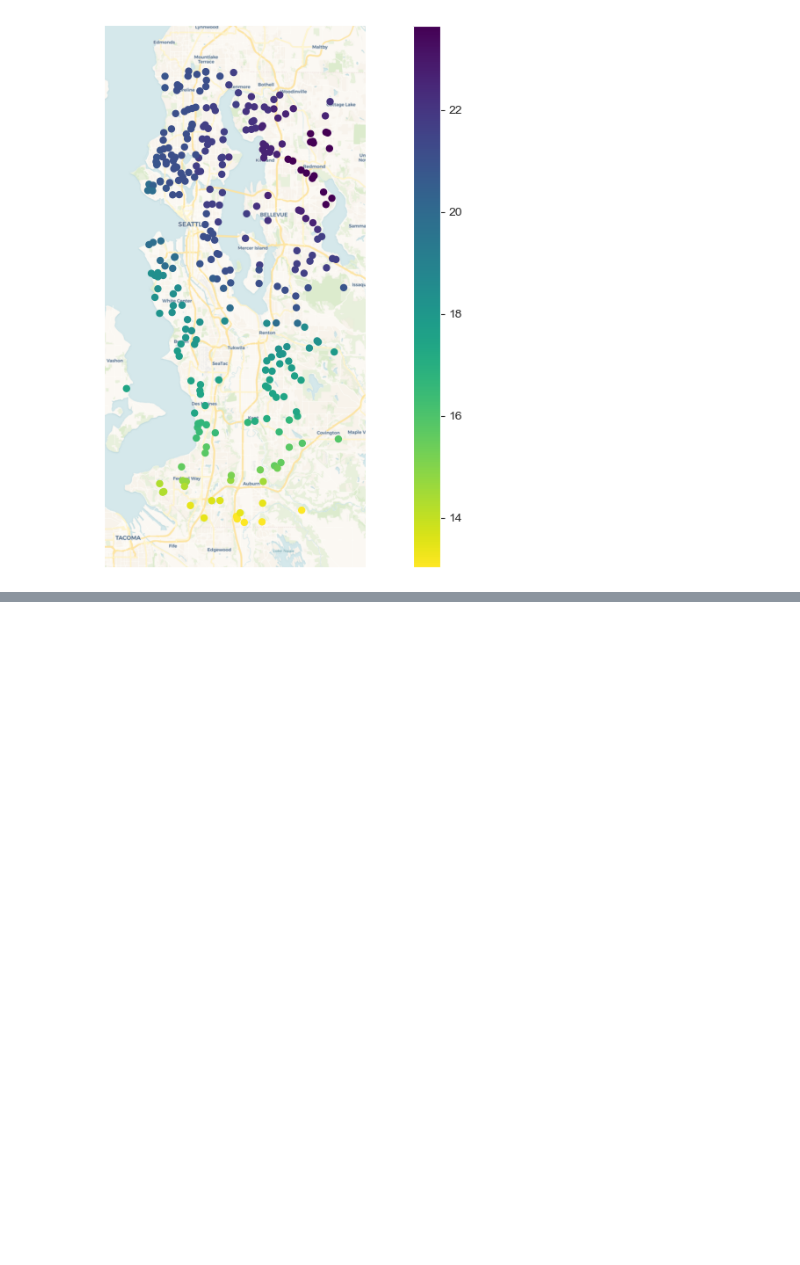
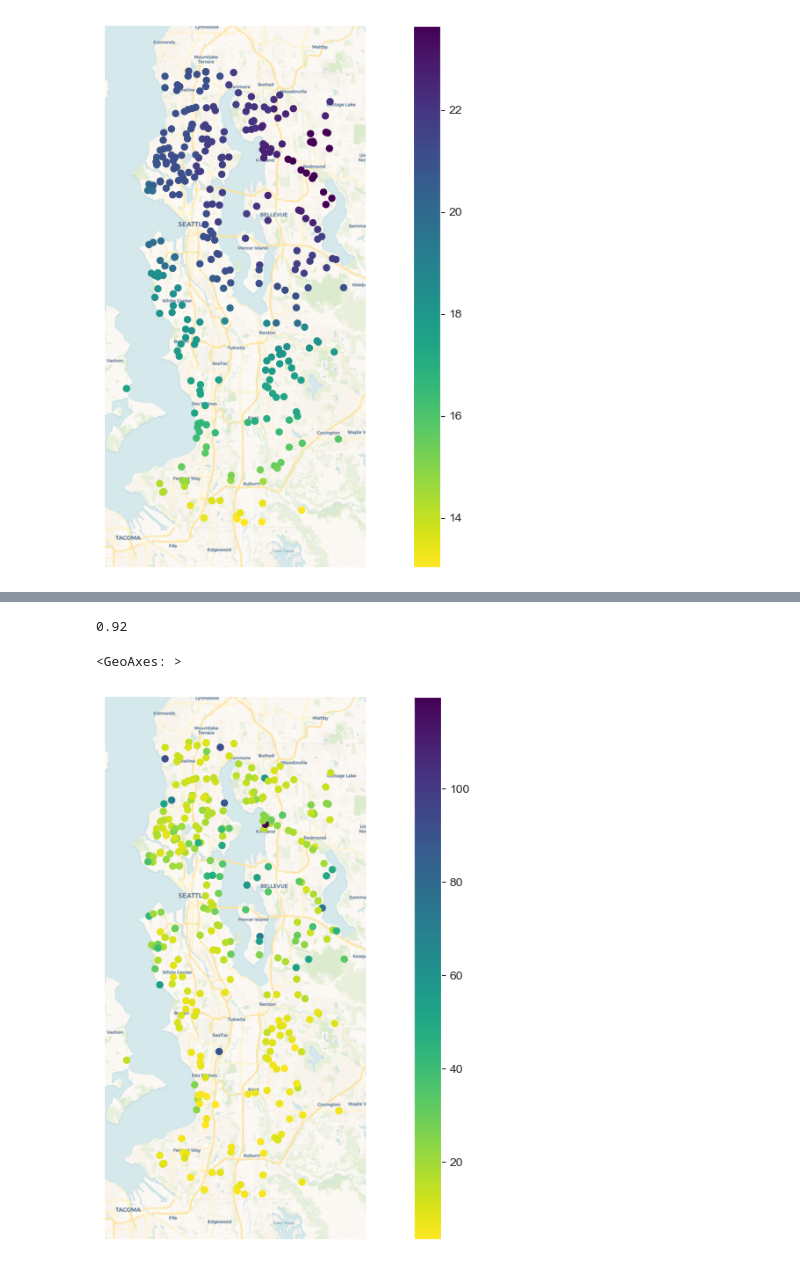
Before and after one commit to Vezarachan/GeoConformalPrediction, a Jupyter notebook: examples/seattle_house_price_geocp.ipynb, the cells around one changed output, grey strips where cells are left out. Cells and saved outputs as stored; diff of their text form; code cells hidden in the pictures; blank space fills up the shorter version.

```diff
--- a/examples/seattle_house_price_geocp.ipynb
+++ b/examples/seattle_house_price_geocp.ipynb
@@ -93,0 +107,25 @@ gplt.pointplot(results_geo, hue='geo_uncertainty', cmap='viridis_r', legend=True
+# %%
+def quantile_predict_f(x):
+    result = qrf.predict(x, quantiles=[0.05, 0.95])
+    low = result[:, 0]
+    high = result[:, 1]
+    return low, high
+# %%
+geocp_qregresser = GeoConformalQuantileRegressor(predict_f=quantile_predict_f, x_calib=X_calib.values, y_calib=y_calib.values, coord_calib=loc_calib.values, bandwidth=0.15, miscoverage_level=0.1)
+# %%
+results = geocp_qregresser.geo_conformalize(X_test.values, y_test.values, loc_test.values)
+# %%
+results.coverage
+# %% [output]
+0.92
+# %%
+results_geo = results.to_gpd()
+# %%
+utm = gcrs.WebMercator()
+
+ax = gplt.webmap(results_geo, projection=utm, figsize=(14, 8), provider=cx.providers.CartoDB.Voyager)
+
+gplt.pointplot(results_geo, hue='geo_uncertainty', cmap='viridis_r', legend=True, ax=ax)
+# %% [output]
+<GeoAxes: >
+[figure, added]
```
Also changed, not shown: parts of 7 cells of this notebook, 7 other files.
